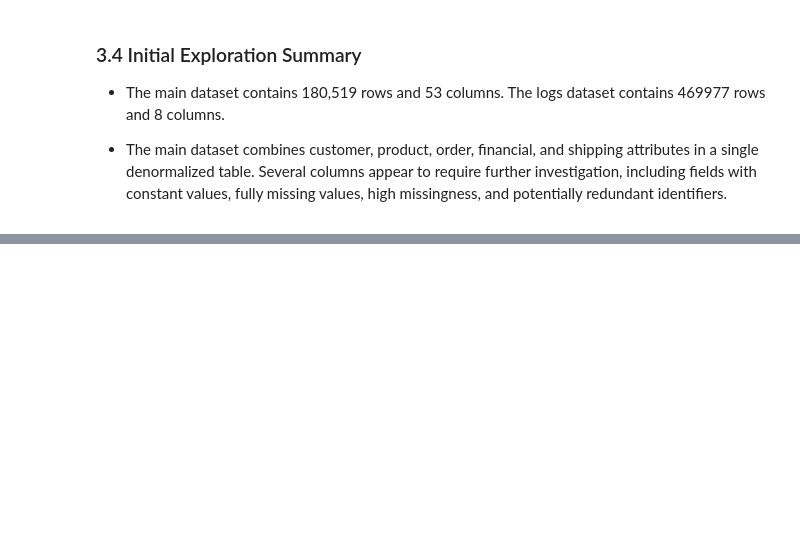
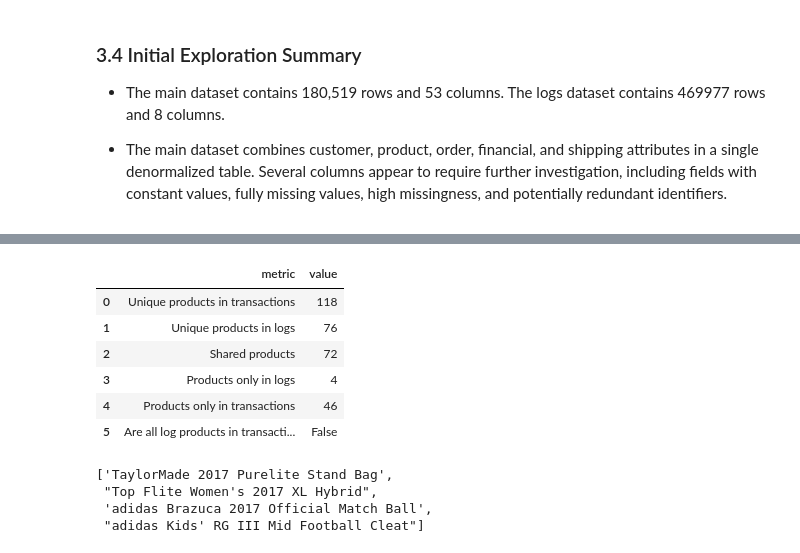
Before and after one commit to alisherbayb/supply_chain_analysis, a Jupyter notebook: notebooks/02_data_understanding_and_cleaning.ipynb, the cells around one changed output, grey strips where cells are left out. Cells and saved outputs as stored; diff of their text form; code cells hidden in the pictures; blank space fills up the shorter version.

```diff
--- a/notebooks/02_data_understanding_and_cleaning.ipynb
+++ b/notebooks/02_data_understanding_and_cleaning.ipynb
@@ -134,0 +285,43 @@ logs_df.head(3)
+# %%
+transaction_products = set(transactions_raw["Product Name"])
+log_products = set(logs_raw["Product"])
+
+shared_products = log_products & transaction_products
+logs_only_products = log_products - transaction_products
+transactions_only_products = transaction_products - log_products
+
+product_overlap_summary = pd.DataFrame({
+    "metric": [
+        "Unique products in transactions",
+        "Unique products in logs",
+        "Shared products",
+        "Products only in logs",
+        "Products only in transactions",
+        "Are all log products in transactions?"
+    ],
+    "value": [
+        len(transaction_products),
+        len(log_products),
+        len(shared_products),
+        len(logs_only_products),
+        len(transactions_only_products),
+        log_products.issubset(transaction_products)
+    ]
+})
+
+product_overlap_summary
+# %% [output]
+|  | metric | value |
+| 0 | Unique products in transactions | 118 |
+| 1 | Unique products in logs | 76 |
+| 2 | Shared products | 72 |
+| 3 | Products only in logs | 4 |
+| 4 | Products only in transactions | 46 |
+| 5 | Are all log products in transacti... | False |
+# %%
+sorted(logs_only_products)
+# %% [output]
+['TaylorMade 2017 Purelite Stand Bag',
+ "Top Flite Women's 2017 XL Hybrid",
+ 'adidas Brazuca 2017 Official Match Ball',
+ "adidas Kids' RG III Mid Football Cleat"]
```
Also changed, not shown: parts of 22 cells of this notebook, 1 other file.
